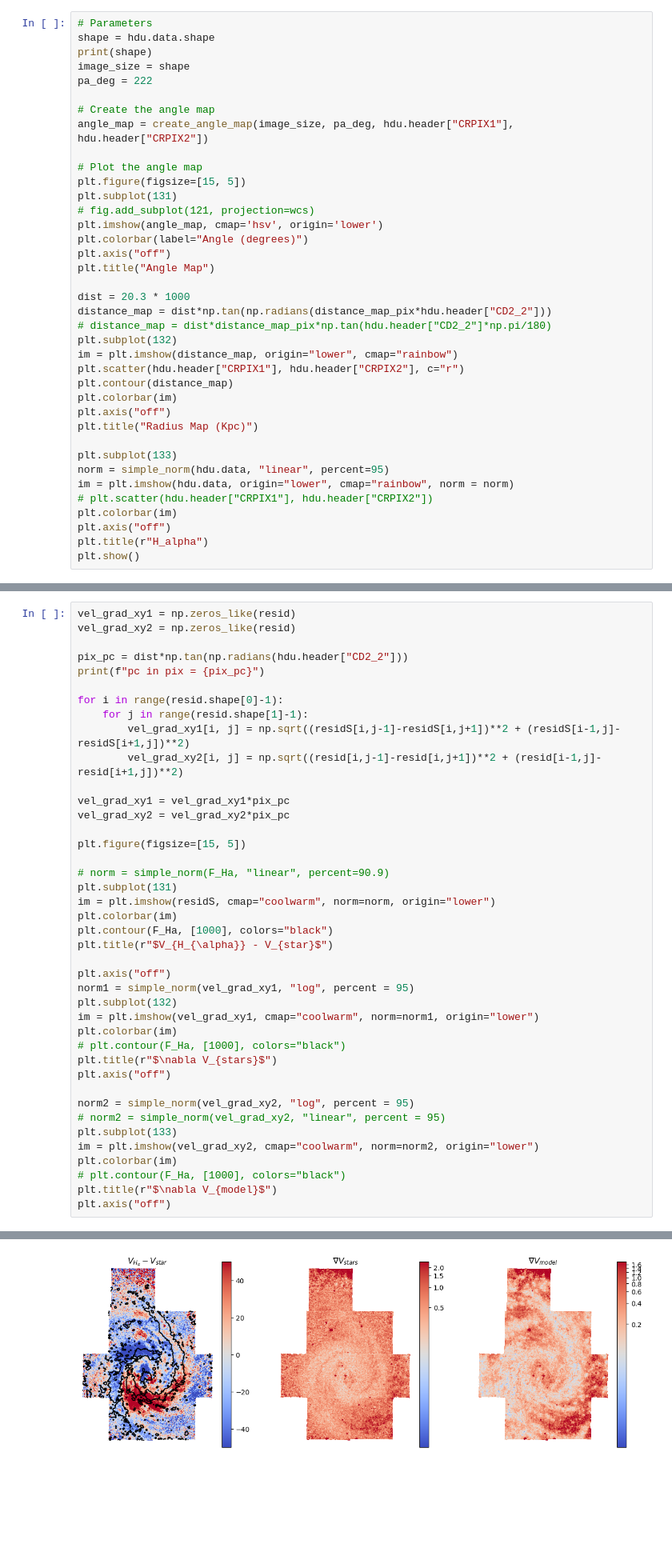
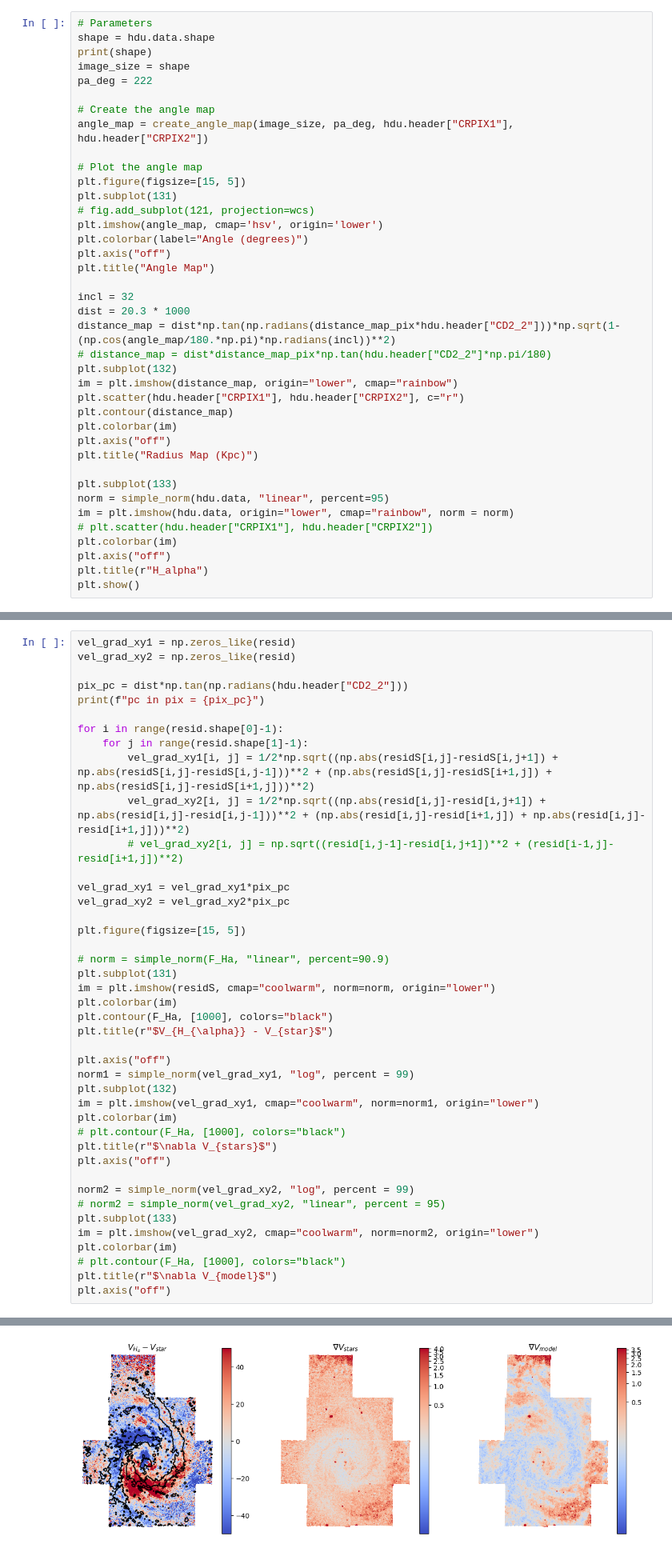
Before and after one commit to Polina-Kochergina/velocity_gradients, a Jupyter notebook: vel_grad.ipynb, the cells around one changed output, grey strips where cells are left out. Shown at 80% size. Drawn from its saved outputs; the diff is of its cells as text; blank space fills up the shorter version.

```diff
--- a/vel_grad.ipynb
+++ b/vel_grad.ipynb
@@ -178,8 +178,9 @@ plt.colorbar(label="Angle (degrees)")
 plt.axis("off")
 plt.title("Angle Map")
 
+incl = 32
 dist = 20.3 * 1000
-distance_map = dist*np.tan(np.radians(distance_map_pix*hdu.header["CD2_2"]))
+distance_map = dist*np.tan(np.radians(distance_map_pix*hdu.header["CD2_2"]))*np.sqrt(1-(np.cos(angle_map/180.*np.pi)*np.radians(incl))**2)
 # distance_map = dist*distance_map_pix*np.tan(hdu.header["CD2_2"]*np.pi/180)
 plt.subplot(132)
 im = plt.imshow(distance_map, origin="lower", cmap="rainbow")
@@ -406,39 +407,40 @@ print(f"pc in pix = {pix_pc}")
 
 for i in range(resid.shape[0]-1):
     for j in range(resid.shape[1]-1):
-        vel_grad_xy1[i, j] = np.sqrt((residS[i,j-1]-residS[i,j+1])**2 + (residS[i-1,j]-residS[i+1,j])**2)
-        vel_grad_xy2[i, j] = np.sqrt((resid[i,j-1]-resid[i,j+1])**2 + (resid[i-1,j]-resid[i+1,j])**2)
+        vel_grad_xy1[i, j] = 1/2*np.sqrt((np.abs(residS[i,j]-residS[i,j+1]) + np.abs(residS[i,j]-residS[i,j-1]))**2 + (np.abs(residS[i,j]-residS[i+1,j]) + np.abs(residS[i,j]-residS[i+1,j]))**2)
+        vel_grad_xy2[i, j] = 1/2*np.sqrt((np.abs(resid[i,j]-resid[i,j+1]) + np.abs(resid[i,j]-resid[i,j-1]))**2 + (np.abs(resid[i,j]-resid[i+1,j]) + np.abs(resid[i,j]-resid[i+1,j]))**2)
+        # vel_grad_xy2[i, j] = np.sqrt((resid[i,j-1]-resid[i,j+1])**2 + (resid[i-1,j]-resid[i+1,j])**2)
 
 vel_grad_xy1 = vel_grad_xy1*pix_pc
 vel_grad_xy2 = vel_grad_xy2*pix_pc
 
 plt.figure(figsize=[15, 5])
 
 # norm = simple_norm(F_Ha, "linear", percent=90.9)
 plt.subplot(131)
 im = plt.imshow(residS, cmap="coolwarm", norm=norm, origin="lower")
 plt.colorbar(im)
 plt.contour(F_Ha, [1000], colors="black")
 plt.title(r"$V_{H_{\alpha}} - V_{star}$")
 
 plt.axis("off")
-norm1 = simple_norm(vel_grad_xy1, "log", percent = 95)
+norm1 = simple_norm(vel_grad_xy1, "log", percent = 99)
 plt.subplot(132)
 im = plt.imshow(vel_grad_xy1, cmap="coolwarm", norm=norm1, origin="lower")
 plt.colorbar(im)
 # plt.contour(F_Ha, [1000], colors="black")
 plt.title(r"$\nabla V_{stars}$")
 plt.axis("off")
 
-norm2 = simple_norm(vel_grad_xy2, "log", percent = 95)
+norm2 = simple_norm(vel_grad_xy2, "log", percent = 99)
 # norm2 = simple_norm(vel_grad_xy2, "linear", percent = 95)
 plt.subplot(133)
 im = plt.imshow(vel_grad_xy2, cmap="coolwarm", norm=norm2, origin="lower")
 plt.colorbar(im)
 # plt.contour(F_Ha, [1000], colors="black")
 plt.title(r"$\nabla V_{model}$")
 plt.axis("off")
 # %% [output]
 pc in pix = 0.019683435453053486
 (-0.5, 897.5, -0.5, 1186.5)
-[figure, old version]
+[figure, new version]
```
Also changed, not shown: parts of 1 cell of this notebook.
